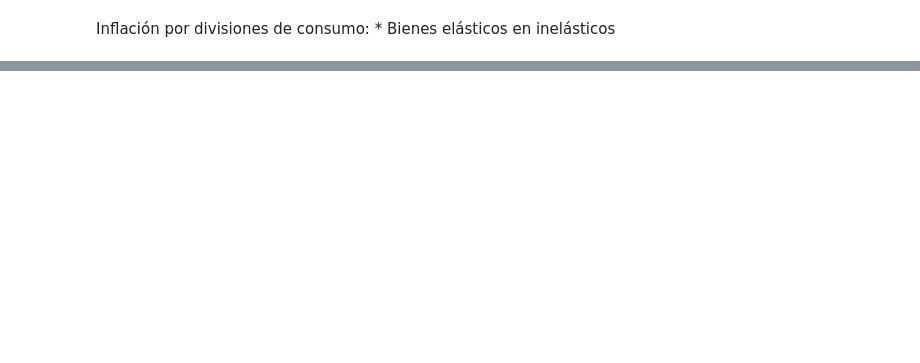
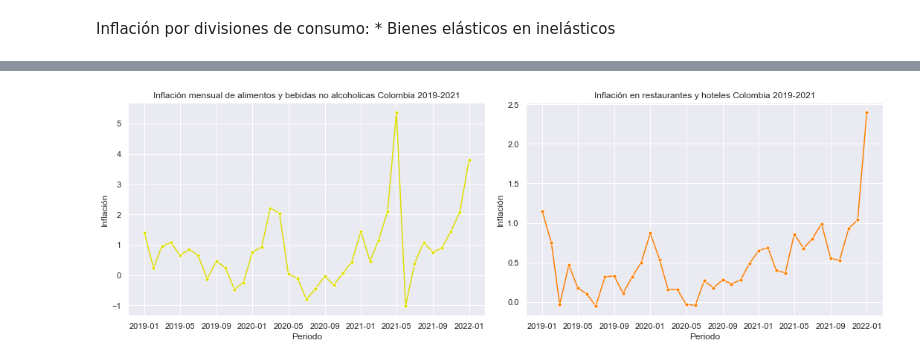
Before and after one commit to jmoralesn2/Tasas_interes_Colombia_Argentina, a Jupyter notebook: Project1.ipynb, the cells around one changed output, grey strips where cells are left out. Saved outputs shown, nothing was run; the diff lists cells and outputs as text; code cells hidden in the pictures; blank space fills up the shorter version.

```diff
--- a/Project1.ipynb
+++ b/Project1.ipynb
@@ -310,0 +375,16 @@ Inflación por divisiones de consumo:
+# %%
+fig9,axes9 = plt.subplots(nrows = 1, ncols = 2, figsize=(15,5))
+
+sns.lineplot(ax=axes9[0], data = info_col["alimentos_bebidas_no_alc_mensual"], marker='o',ms=5,color='#dede00')
+axes9[0].set_title("Inflación mensual de alimentos y bebidas no alcoholicas Colombia 2019-2021")
+axes9[0].set_xlabel("Periodo")
+axes9[0].set_ylabel("Inflación")
+
+sns.lineplot(ax=axes9[1], data = info_col["restaurantes_hoteles_mensual"],marker ='o',ms =5,color='#ff7f00')
+axes9[1].set_title("Inflación en restaurantes y hoteles Colombia 2019-2021")
+axes9[1].set_xlabel("Periodo")
+axes9[1].set_ylabel("Inflación")
+
+plt.tight_layout()
+# %% [output]
+[figure, added]
```
Also changed, not shown: parts of 5 cells of this notebook.
